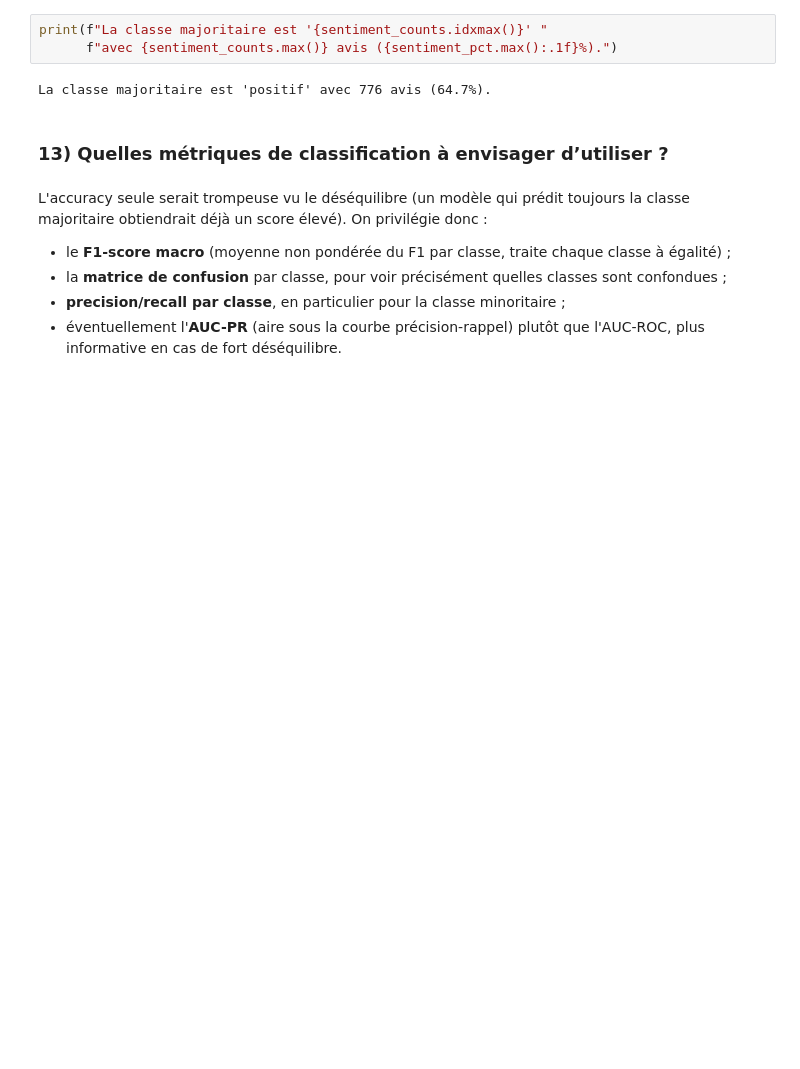
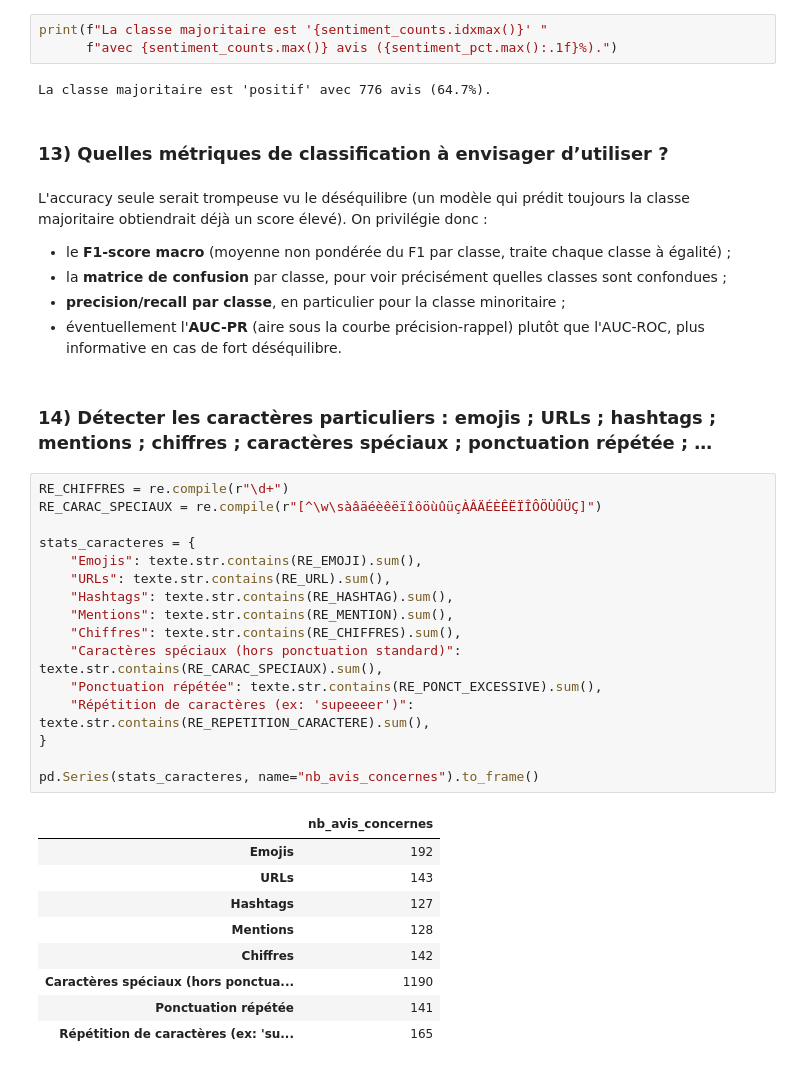
Before and after one commit to dinho325/atelier_prepa_donnees_textuelles, a Jupyter notebook: notebooks/atelier_prepa_donnees_textuelles.ipynb, the cells around one changed output. Cells and saved outputs as stored; diff of their text form; blank space fills up the shorter version.

Commit message:
14) Détecter les caractères particuliers : emojis ; URLs ; hashtags ; mentions ; chiffres ; caractères

```diff
--- a/notebooks/atelier_prepa_donnees_textuelles.ipynb
+++ b/notebooks/atelier_prepa_donnees_textuelles.ipynb
@@ -244,3 +244,31 @@ majoritaire obtiendrait déjà un score élevé). On privilégie donc :
 - **precision/recall par classe**, en particulier pour la classe minoritaire ;
 - éventuellement l'**AUC-PR** (aire sous la courbe précision-rappel) plutôt que l'AUC-ROC,
   plus informative en cas de fort déséquilibre.
+# %% [markdown]
+### 14) Détecter les caractères particuliers : emojis ; URLs ; hashtags ; mentions ; chiffres ; caractères spéciaux ; ponctuation répétée ; …
+# %%
+RE_CHIFFRES = re.compile(r"\d+")
+RE_CARAC_SPECIAUX = re.compile(r"[^\w\sàâäéèêëïîôöùûüçÀÂÄÉÈÊËÏÎÔÖÙÛÜÇ]")
+
+stats_caracteres = {
+    "Emojis": texte.str.contains(RE_EMOJI).sum(),
+    "URLs": texte.str.contains(RE_URL).sum(),
+    "Hashtags": texte.str.contains(RE_HASHTAG).sum(),
+    "Mentions": texte.str.contains(RE_MENTION).sum(),
+    "Chiffres": texte.str.contains(RE_CHIFFRES).sum(),
+    "Caractères spéciaux (hors ponctuation standard)": texte.str.contains(RE_CARAC_SPECIAUX).sum(),
+    "Ponctuation répétée": texte.str.contains(RE_PONCT_EXCESSIVE).sum(),
+    "Répétition de caractères (ex: 'supeeeer')": texte.str.contains(RE_REPETITION_CARACTERE).sum(),
+}
+
+pd.Series(stats_caracteres, name="nb_avis_concernes").to_frame()
+# %% [output]
+|  | nb_avis_concernes |
+| Emojis | 192 |
+| URLs | 143 |
+| Hashtags | 127 |
+| Mentions | 128 |
+| Chiffres | 142 |
+| Caractères spéciaux (hors ponctua... | 1190 |
+| Ponctuation répétée | 141 |
+| Répétition de caractères (ex: 'su... | 165 |
```
